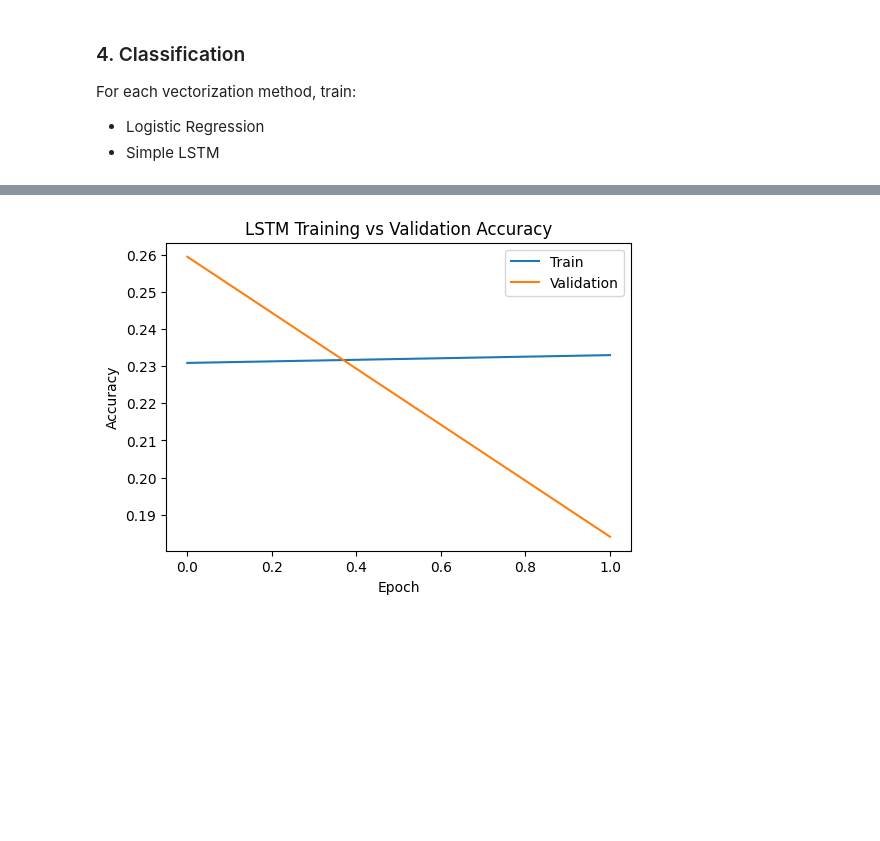
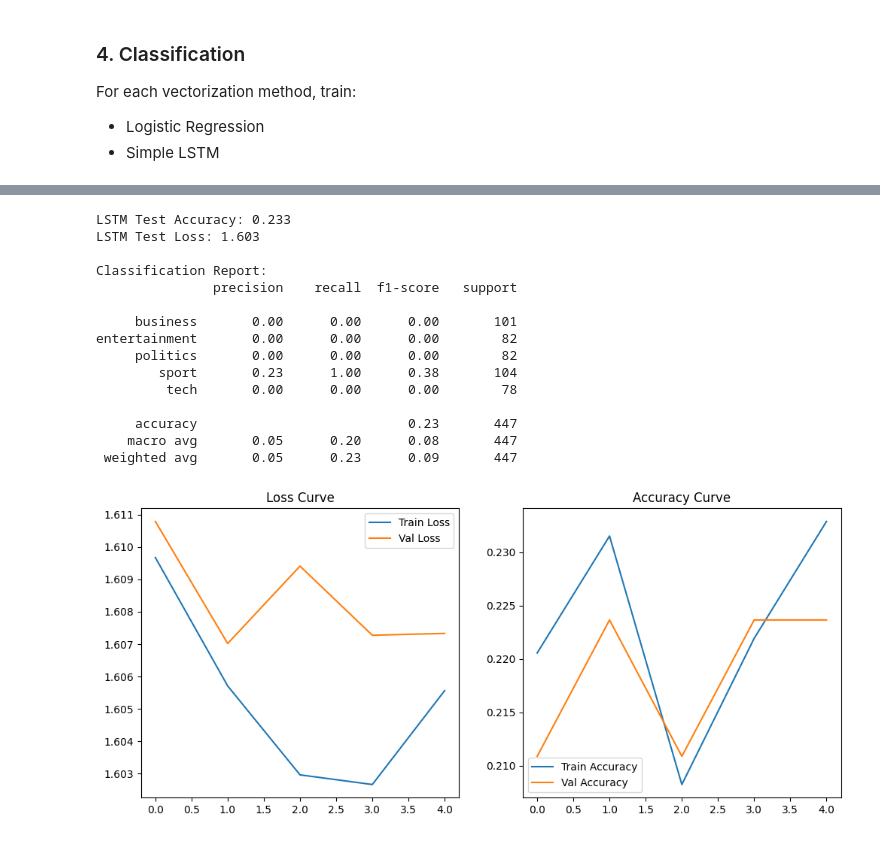
Before and after one commit to BPALAN-USD/AAI-502, a Jupyter notebook: AAI_520_Assignment_1.ipynb, the cells around one changed output, grey strips where cells are left out. Drawn from its saved outputs; the diff is of its cells as text; code cells hidden in the pictures; blank space fills up the shorter version.

```diff
--- a/AAI_520_Assignment_1.ipynb
+++ b/AAI_520_Assignment_1.ipynb
@@ -328,7 +349,7 @@ label_enc = LabelEncoder()
 y = label_enc.fit_transform(df_train["Category"])
 
 # Train/test split
-X_train, X_test, y_train, y_test = train_test_split(docs_advance, y, test_size=0.2, random_state=42, stratify=y)
+X_train, X_test, y_train, y_test = train_test_split(docs_advance, y, test_size=0.3, random_state=42, stratify=y)
 # %%
 from sklearn.feature_extraction.text import CountVectorizer, TfidfVectorizer
 from sklearn.linear_model import LogisticRegression
@@ -421,13 +463,55 @@ LSTM Test Accuracy: 0.225
-# %%
-import matplotlib.pyplot as plt
-
-plt.figure(figsize=(6,4))
-plt.plot(history.history['accuracy'], label='Train')
-plt.plot(history.history['val_accuracy'], label='Validation')
-plt.title("LSTM Training vs Validation Accuracy")
-plt.xlabel("Epoch")
-plt.ylabel("Accuracy")
-plt.legend()
-plt.show()
-# %% [output]
-[figure, removed]
+# %%
+# --------------------
+# Evaluate
+# --------------------
+loss, acc = model.evaluate(X_test_pad, y_test, verbose=0)
+print(f"LSTM Test Accuracy: {acc:.3f}")
+print(f"LSTM Test Loss: {loss:.3f}")
+
+# --------------------
+# Predictions
+# --------------------
+y_pred_probs = model.predict(X_test_pad, verbose=0)
+y_pred = np.argmax(y_pred_probs, axis=1)
+
+print("\nClassification Report:")
+print(classification_report(y_test, y_pred, target_names=label_enc.classes_))
+
+
+# --------------------
+# Training curves
+# --------------------
+plt.figure(figsize=(12,5))
+
+# Loss
+plt.subplot(1,2,1)
+plt.plot(history.history['loss'], label='Train Loss')
+plt.plot(history.history['val_loss'], label='Val Loss')
+plt.legend()
+plt.title("Loss Curve")
+
+# Accuracy
+plt.subplot(1,2,2)
+plt.plot(history.history['accuracy'], label='Train Accuracy')
+plt.plot(history.history['val_accuracy'], label='Val Accuracy')
+plt.legend()
+plt.title("Accuracy Curve")
+
+plt.show()
+# %% [output]
+LSTM Test Accuracy: 0.233
+LSTM Test Loss: 1.603
+
+Classification Report:
+               precision    recall  f1-score   support
+
+     business       0.00      0.00      0.00       101
+entertainment       0.00      0.00      0.00        82
+     politics       0.00      0.00      0.00        82
+        sport       0.23      1.00      0.38       104
+         tech       0.00      0.00      0.00        78
+
+     accuracy                           0.23       447
+    macro avg       0.05      0.20      0.08       447
+ weighted avg       0.05      0.23      0.09       447
+[figure, added]
```
Also changed, not shown: parts of 13 cells of this notebook.
